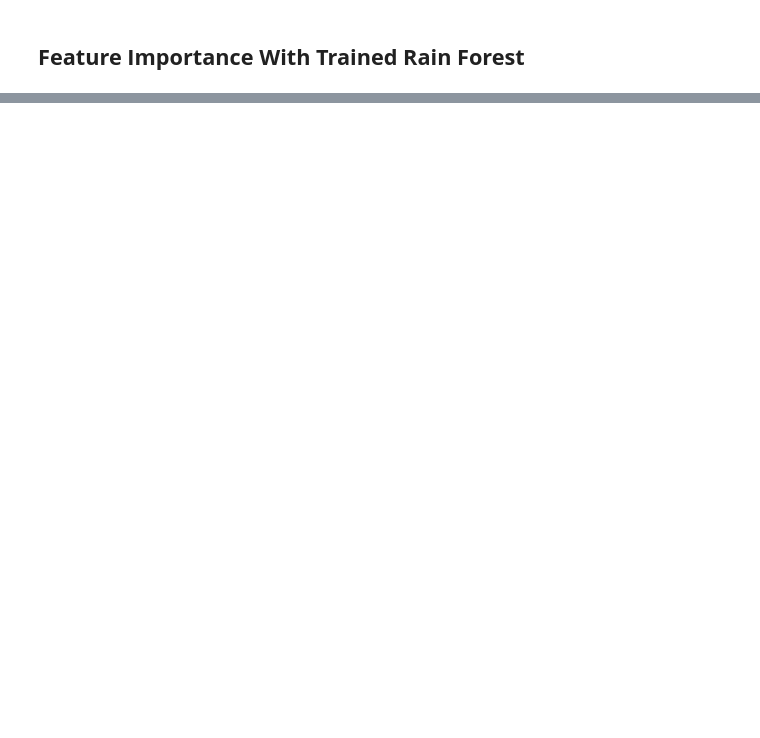
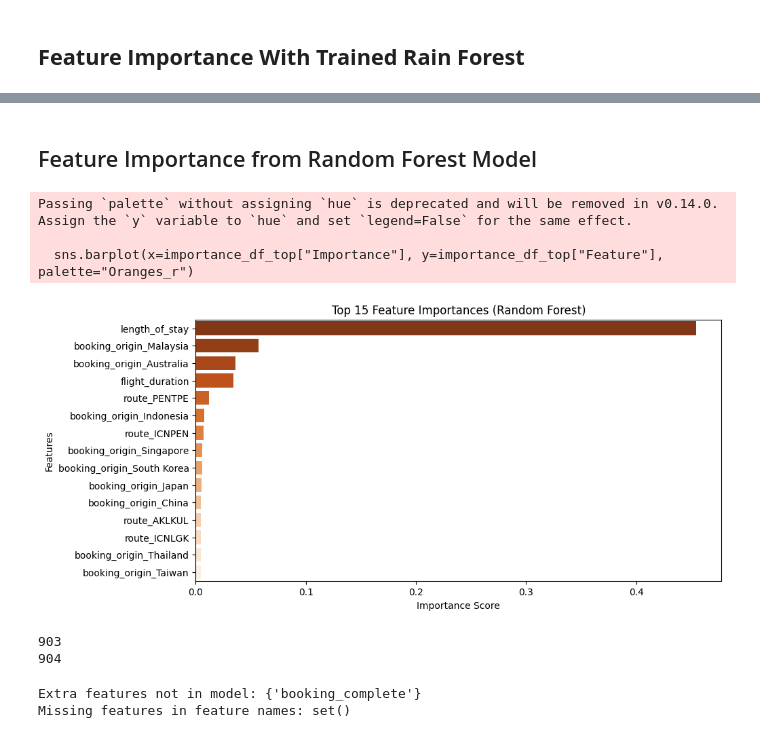
Before and after one commit to NathanaelMutua/British-Airways-Data-Science-Challenge, a Jupyter notebook: Task 2 British Airways Data Analysis.ipynb, the cells around one changed output, grey strips where cells are left out. Saved outputs shown, nothing was run; the diff lists cells and outputs as text; code cells hidden in the pictures; blank space fills up the shorter version.

```diff
--- a/Task 2 British Airways Data Analysis.ipynb
+++ b/Task 2 British Airways Data Analysis.ipynb
@@ -261,2 +287,7 @@ for col in ordinal_data:
+# %%
+from sklearn.preprocessing import LabelEncoder
+
+# Since all our categorical data is nominal data we can go ahead and encode them as nominal data using Hot-one encoding
+df_selected = pd.get_dummies(df_selected, columns = categorical_cols, drop_first = True)
 # %%
 # Let's see the outcome of our encoding:
@@ -284,0 +305,16 @@ plt.show()
+# %%
+from sklearn.model_selection import train_test_split
+from sklearn.ensemble import RandomForestClassifier
+from sklearn.metrics import classification_report, accuracy_score
+
+# Ensure X only contains the 4 selected features
+selected_features = ["route", "booking_origin", "flight_duration", "length_of_day"]
+X = df_selected[[col for col in df_selected.columns if col!= "booking_complete"]] # Here we've selected all columns apart from the target
+y = df_selected["booking_complete"]  # This is the variable we are targetting
+
+# Split dataset
+X_train, X_test, y_train, y_test = train_test_split(X, y, test_size=0.2, random_state=42)
+# %%
+# Step 2: Train Model
+model = RandomForestClassifier(n_estimators=100, random_state=42)
+model.fit(X_train, y_train)
@@ -284,0 +341,2 @@ plt.show()
+# %% [markdown]
+## Feature Importance from Random Forest Model
@@ -284,0 +350,41 @@ plt.show()
+# %%
+# Extract feature importances
+feature_importances = model.feature_importances_
+feature_names = [col for col in df_selected.columns if col != "booking_complete"]
+# %%
+# Convert to a Pandas DataFrame for easier sorting
+importance_df = pd.DataFrame({"Feature": feature_names, "Importance": feature_importances})
+importance_df = importance_df.sort_values(by="Importance", ascending=False)
+
+# Select top 15 most important features to prevent clutter on the plot(total of 904 columns)
+top_n = 15
+importance_df_top = importance_df.head(top_n)
+
+# Plot feature importance
+plt.figure(figsize=(10, 5))
+sns.barplot(x=importance_df_top["Importance"], y=importance_df_top["Feature"], palette="Oranges_r")
+plt.title(f"Top {top_n} Feature Importances (Random Forest)")
+plt.xlabel("Importance Score")
+plt.ylabel("Features")
+plt.show()
+# %% [output]
+Passing `palette` without assigning `hue` is deprecated and will be removed in v0.14.0. Assign the `y` variable to `hue` and set `legend=False` for the same effect.
+
+  sns.barplot(x=importance_df_top["Importance"], y=importance_df_top["Feature"], palette="Oranges_r")
+[figure, added]
+# %%
+print(len(feature_importances))  # Length of feature importance array
+print(len(feature_names))        # Length of feature names list
+# %% [output]
+903
+904
+# %%
+# Convert to sets to find the difference
+extra_features = set(feature_names) - set(X.columns)
+missing_features = set(X.columns) - set(feature_names)
+
+print("Extra features not in model:", extra_features)
+print("Missing features in feature names:", missing_features)
+# %% [output]
+Extra features not in model: {'booking_complete'}
+Missing features in feature names: set()
```
Also changed, not shown: parts of 18 cells of this notebook.
